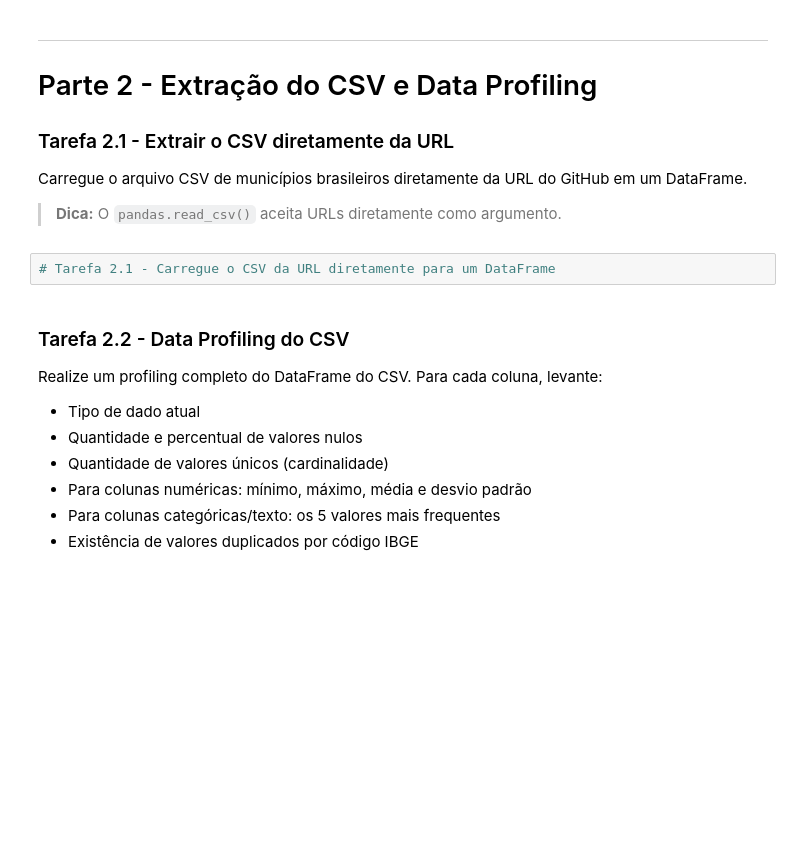
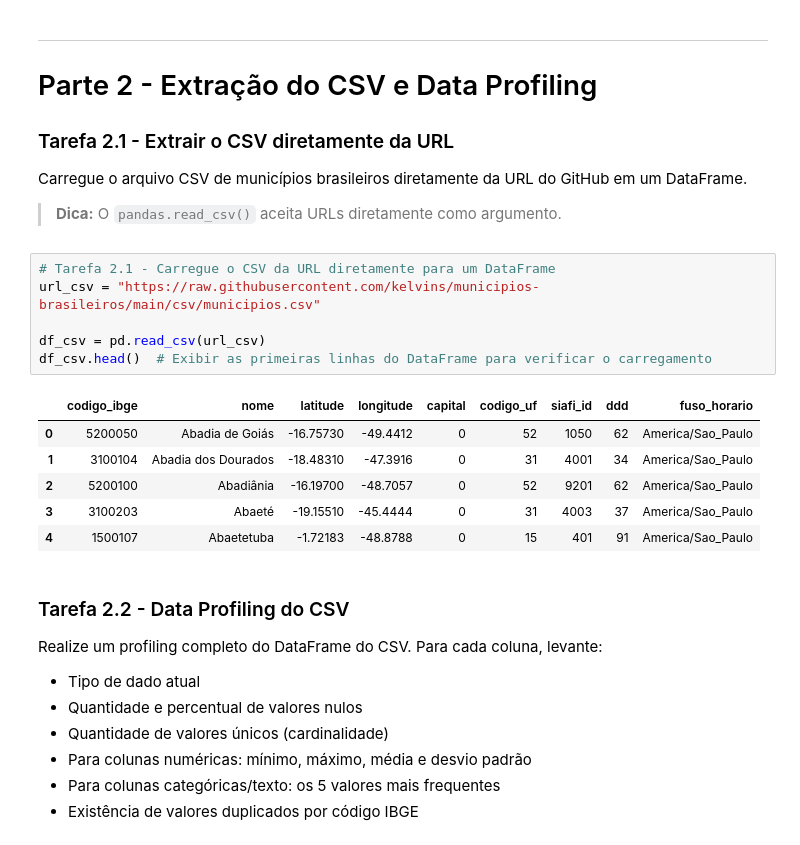
Before and after one commit to davidogral/Data-Wragling, a Jupyter notebook: Luiz/Aula 04 - Atividade de Extração e Data Wrangling.ipynb, the cells around one changed output. Saved outputs shown, nothing was run; the diff lists cells and outputs as text; blank space fills up the shorter version.

```diff
--- a/Luiz/Aula 04 - Atividade de Extração e Data Wrangling.ipynb
+++ b/Luiz/Aula 04 - Atividade de Extração e Data Wrangling.ipynb
@@ -232,6 +223,17 @@ em um DataFrame.
 > **Dica:** O `pandas.read_csv()` aceita URLs diretamente como argumento.
 # %%
 # Tarefa 2.1 - Carregue o CSV da URL diretamente para um DataFrame
+url_csv = "https://raw.githubusercontent.com/kelvins/municipios-brasileiros/main/csv/municipios.csv"
+
+df_csv = pd.read_csv(url_csv)
+df_csv.head()  # Exibir as primeiras linhas do DataFrame para verificar o carregamento
+# %% [output]
+|  | codigo_ibge | nome | latitude | longitude | capital | codigo_uf | siafi_id | ddd | fuso_horario |
+| 0 | 5200050 | Abadia de Goiás | -16.75730 | -49.4412 | 0 | 52 | 1050 | 62 | America/Sao_Paulo |
+| 1 | 3100104 | Abadia dos Dourados | -18.48310 | -47.3916 | 0 | 31 | 4001 | 34 | America/Sao_Paulo |
+| 2 | 5200100 | Abadiânia | -16.19700 | -48.7057 | 0 | 52 | 9201 | 62 | America/Sao_Paulo |
+| 3 | 3100203 | Abaeté | -19.15510 | -45.4444 | 0 | 31 | 4003 | 37 | America/Sao_Paulo |
+| 4 | 1500107 | Abaetetuba | -1.72183 | -48.8788 | 0 | 15 | 401 | 91 | America/Sao_Paulo |
 # %% [markdown]
 ### Tarefa 2.2 - Data Profiling do CSV
 
```
Also changed, not shown: parts of 4 cells of this notebook.
